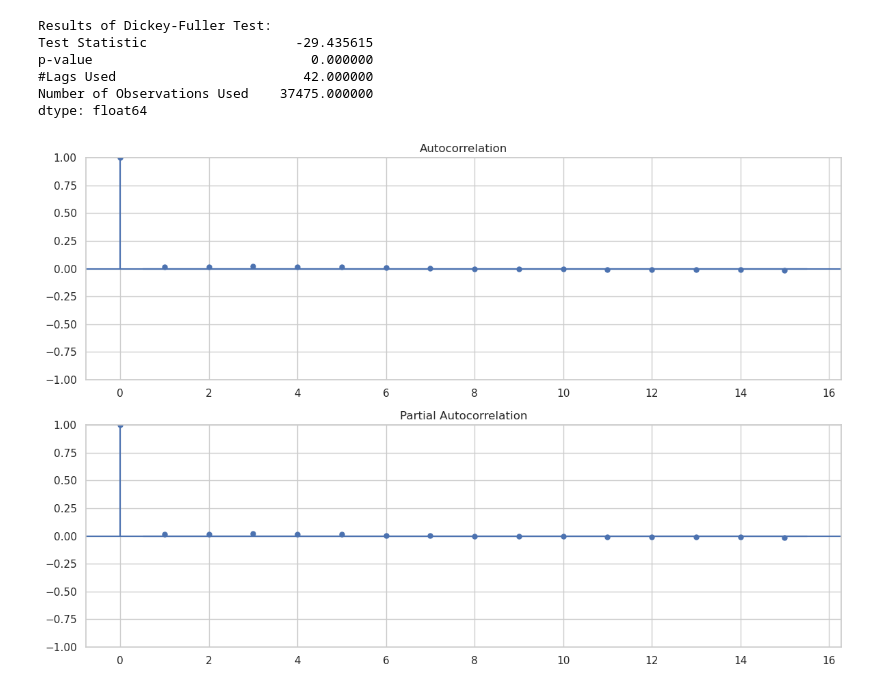
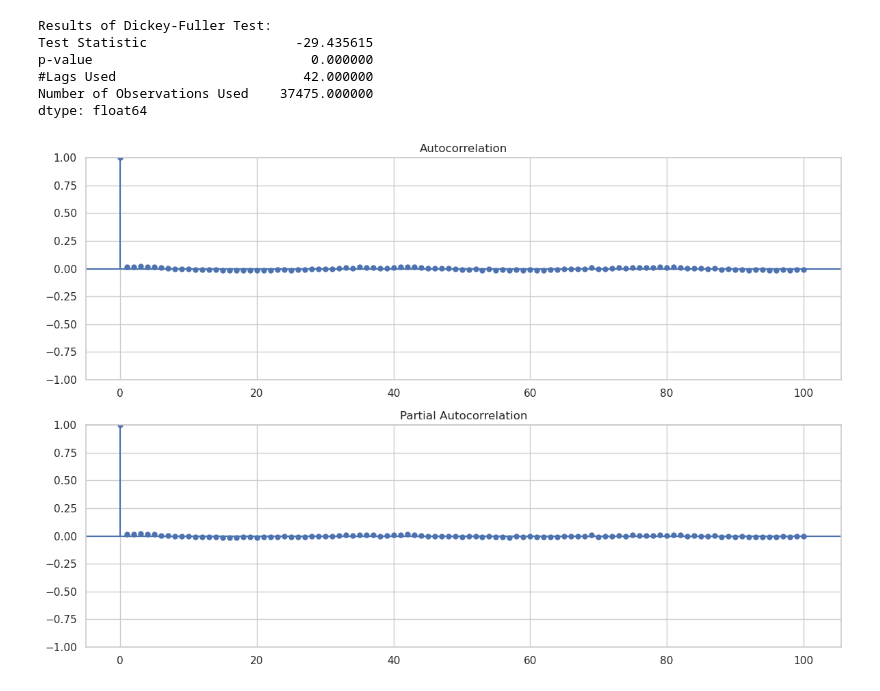
Before and after one commit to webJdi/NG-demand-forecasting, a Jupyter notebook: Data Exploration and Feature Selection.ipynb, the cells around one changed output. Cells and saved outputs as stored; diff of their text form; code cells hidden in the pictures.

```diff
--- a/Data Exploration and Feature Selection.ipynb
+++ b/Data Exploration and Feature Selection.ipynb
@@ -126,0 +141,10 @@ Categorical Columns (9):
+# %%
+cols_to_drop = [
+    'product', 'product-name', 'units',       # Constant values
+    'area-name', 'process-name', 'series-description' # Redundant
+]
+# %%
+dfcopy = df.copy()
+df = df.drop(columns=cols_to_drop)
+# %%
+df = pd.get_dummies(df, columns=['process'], prefix='proc')
@@ -259,13 +285,13 @@ dtype: float64
 # %%
 fig, (ax1, ax2) = plt.subplots(2, 1, figsize=(12, 8))
 
 # ACF: Helps determine 'q' (MA term)
-plot_acf(df['value'], lags=15, ax=ax1)
+plot_acf(df['value'], lags=100, ax=ax1)
 
 # PACF: Helps determine 'p' (AR term)
-plot_pacf(df['value'], lags=15, ax=ax2)
+plot_pacf(df['value'], lags=100, ax=ax2)
 
 plt.tight_layout()
 plt.show()
 # %% [output]
-[figure, old version]
+[figure, new version]
```
Also changed, not shown: parts of 4 cells of this notebook, 2 other files.
